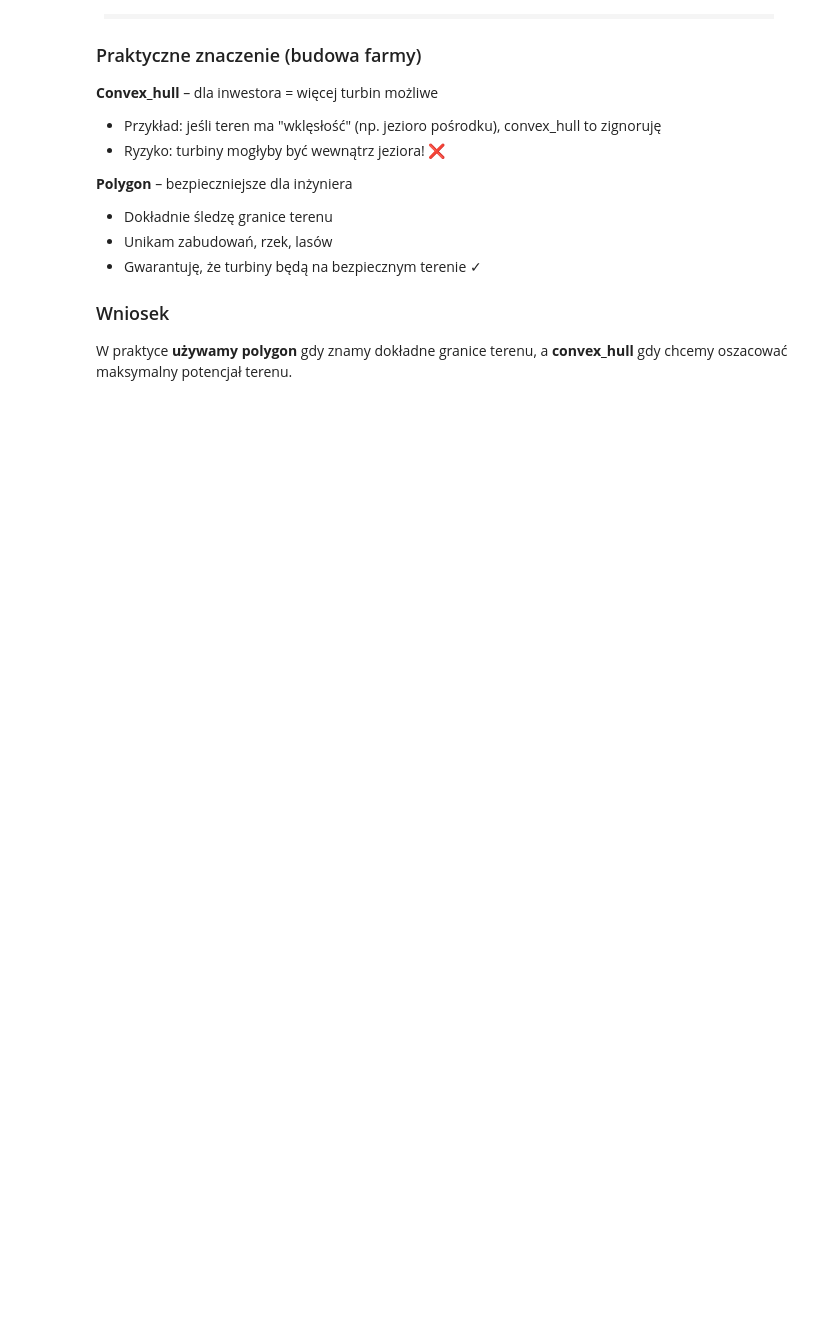
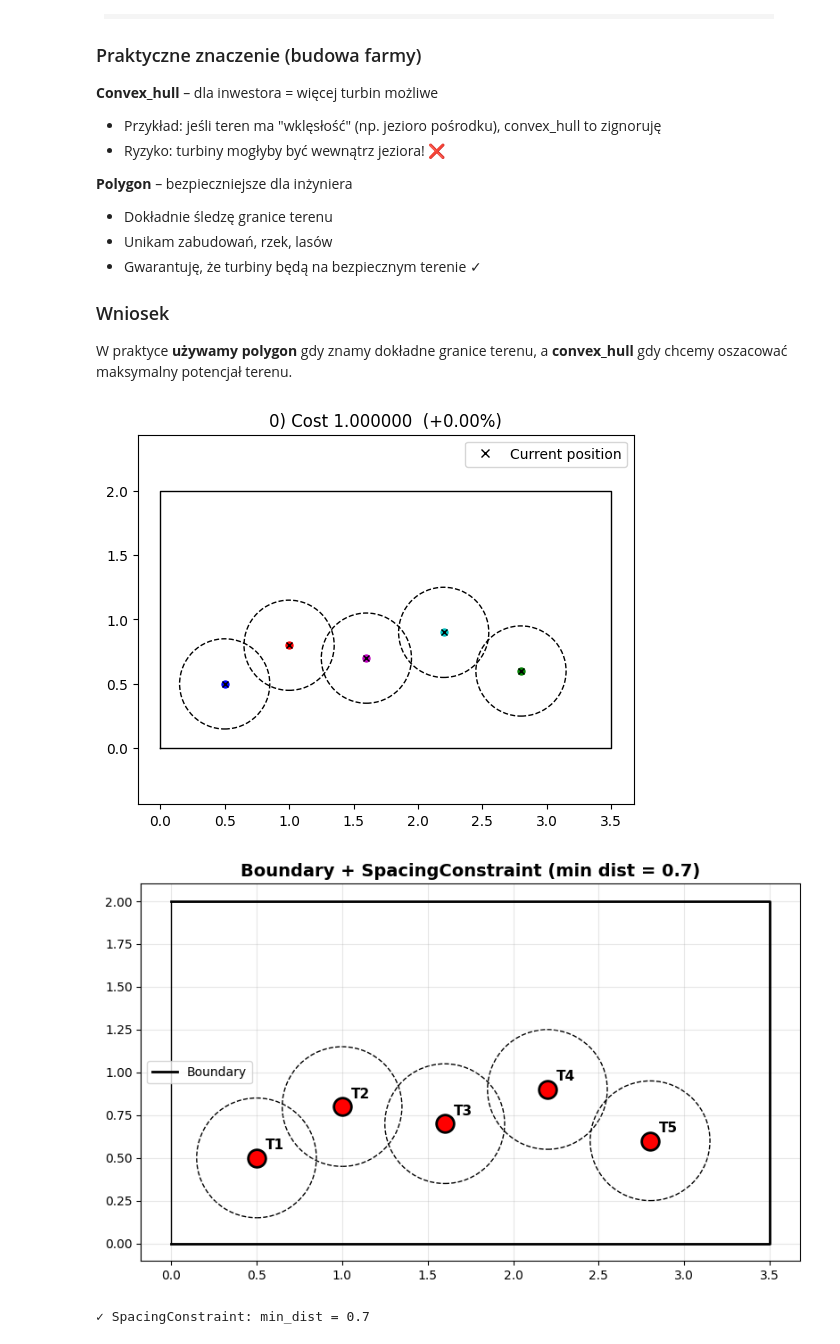
Before and after one commit to KapsoNix/topfarm2-Przybylski-Kacper-GRUPA2, a Jupyter notebook: notebooks/lesson2_basic_examples.ipynb, the cells around one changed output. Cells and saved outputs as stored; diff of their text form; code cells hidden in the pictures; blank space fills up the shorter version.

Commit message:
Zadanie 2.2: constraints + spacing + wizualizacje

```diff
--- a/notebooks/lesson2_basic_examples.ipynb
+++ b/notebooks/lesson2_basic_examples.ipynb
@@ -188,3 +188,47 @@ Zdefiniowaliśmy 6 punktów granicznych tworących kształt przypominający **"L
 
 ### Wniosek
 W praktyce **używamy polygon** gdy znamy dokładne granice terenu, a **convex_hull** gdy chcemy oszacować maksymalny potencjał terenu.
+# %%
+# Krok 2: SpacingConstraint – Minimalna odległość między turbinami
+
+# Układ 5 turbin (na start celowo dość blisko)
+x5 = np.array([0.5, 1.0, 1.6, 2.2, 2.8])
+y5 = np.array([0.5, 0.8, 0.7, 0.9, 0.6])
+
+# Duża prostokątna granica, żeby "nie przeszkadzała"
+boundary_big = np.array([(0, 0), (3.5, 0), (3.5, 2), (0, 2)])
+
+dummy_cost5 = CostModelComponent(input_keys=[], n_wt=5, cost_function=lambda: 1)
+
+spacing = 0.7  # <- spróbujmy 0.4 / 0.7 / 1.0 i zobaczmy różnicę
+tf = TopFarmProblem(
+    design_vars={'x': x5, 'y': y5},
+    cost_comp=dummy_cost5,
+    constraints=[
+        XYBoundaryConstraint(boundary_big, 'polygon'),
+        SpacingConstraint(spacing)
+    ],
+    plot_comp=XYPlotComp()
+)
+
+tf.setup()
+tf.evaluate()
+
+plt.figure(figsize=(8, 5))
+plt.title(f"Boundary + SpacingConstraint (min dist = {spacing})", fontsize=14, fontweight='bold')
+tf.plot_comp.plot_constraints()
+plt.plot(boundary_big[:, 0], boundary_big[:, 1], '-k', linewidth=2, label='Boundary')
+plt.scatter(x5, y5, c='red', s=200, edgecolors='black', linewidth=2, zorder=5)
+for i, (xx, yy) in enumerate(zip(x5, y5), start=1):
+    plt.text(xx + 0.05, yy + 0.05, f"T{i}", fontsize=11, fontweight='bold')
+plt.axis("equal")
+plt.grid(True, alpha=0.3)
+plt.legend(fontsize=10)
+plt.tight_layout()
+plt.show()
+
+print(f"✓ SpacingConstraint: min_dist = {spacing}")
+# %% [output]
+[figure, added]
+[figure, added]
+✓ SpacingConstraint: min_dist = 0.7
```
Also changed, not shown: parts of 5 cells of this notebook.
